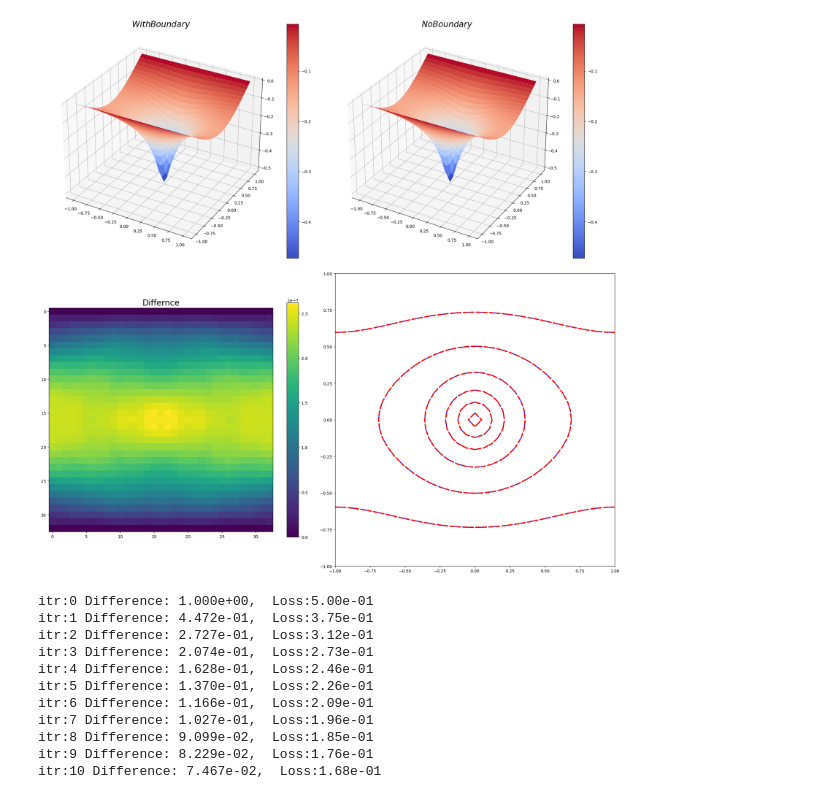
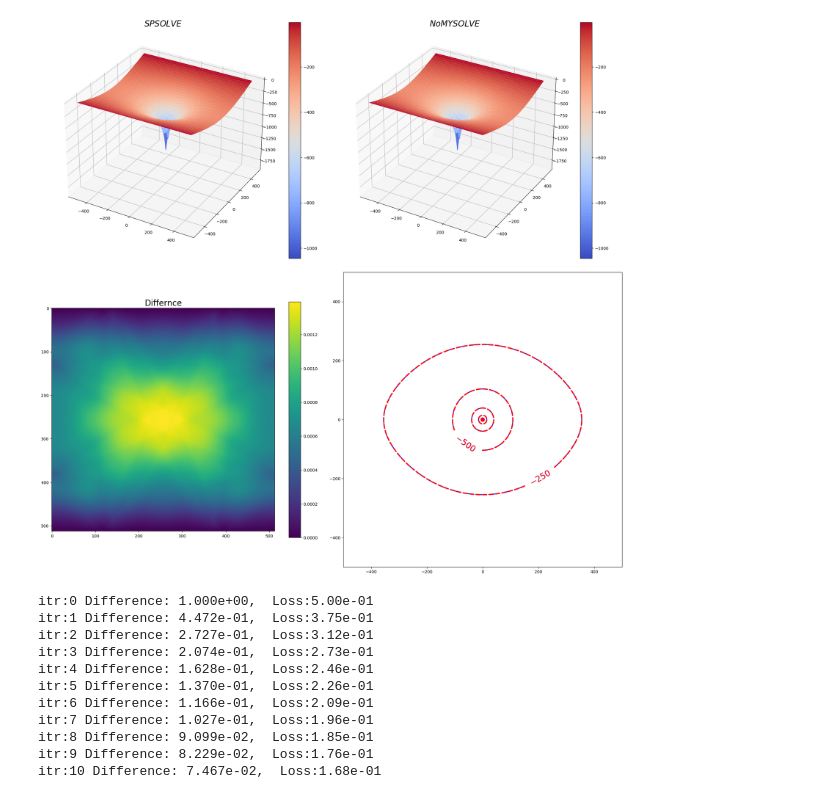
Before and after one commit to dljjqy/LA-Net, a Jupyter notebook: tradition.ipynb, the cells around one changed output. Saved outputs shown, nothing was run; the diff lists cells and outputs as text; code cells hidden in the pictures.

```diff
--- a/tradition.ipynb
+++ b/tradition.ipynb
@@ -128,26 +128,29 @@ def ssor(A, b, w=0.5, tol=1e-8, max_iterations=1000):
 def is_pos_def(x):
     return np.all(sparse.linalg.eigs(x)[0] > 0)
 # %%
-n = 121
-a = 1
+n = 513
+a = 500
 h = 2/(n-1)
-x = np.linspace(-1, 1, n)
-y = np.linspace(-1, 1, n)
+x = np.linspace(-a, a, n)
+y = np.linspace(-a, a, n)
 xx, yy = np.meshgrid(x, y)
-f = -normal(xx, yy, h)
+f = -10000 * normal(xx, yy, h)
 
-A = fd_A_with_bc(n).tocsr()
-# A = fd_A_neu(n).tocsr()
+# A = fd_A_with_bc(n).tocsr()
+A = fd_A_neu(n).tocsr()
 b = fd_b_bc(f, h)
 
+# A = fv_A_dirichlet(n).tocsr()
+# A = fv_A_neu(n).tocsr()
+# b = 10000*fv_b_point(n)
+
 w = spsolve(A, b).reshape(n, n)
-# u = jacobi_2nd(A, b, x0=u.flatten()).reshape(n, n)
+# u = jacobi_2nd(A, b, x0=np.zeros_like(b)).reshape(n, n)
 # u = sor(A, b, 0.9).reshape(n, n)
 # u = ssor(A, b, 0.5).reshape(n, n)
 # u = descent(A, b).reshape(n, n)
-# u = cg(A, b, np.zeros_like(b), max_iter=1000).reshape(n, n)
-# a = A.T@A
-# c = A.T@b
-u = my_cg(A, b, np.zeros_like(b), tol=1e-8, big_iter=5, small_iter=1500).reshape(n, n)
+u = cg(A, b, np.zeros_like(b), max_iter=2000).reshape(n, n)
+
+# u = my_cg(A, b, np.zeros_like(b), tol=1e-8, big_iter=150, small_iter=n//3).reshape(n, n)
 # u = cg(a, c, np.zeros_like(c)).reshape(n, n)
 # %% [output]
@@ -171,32 +174,35 @@ itr:1 Difference: 2.413e-09,  Loss:8.72e-08
 # %%
 fig = plt.figure()
 fig.set_figheight(20)
 fig.set_figwidth(20)
 # g = normal(f[0], f[1], h=0.08)
 ax1 = fig.add_subplot(2, 2, 1, projection='3d')
 ax2 = fig.add_subplot(2, 2, 2, projection='3d')
 ax3 = fig.add_subplot(2, 2, 3)
 ax4 = fig.add_subplot(2, 2, 4)
 
 
-ax1.set_title(f'$With Boundary$', fontsize=20)
+ax1.set_title(f'$SPSOLVE$', fontsize=20)
 surf_bc = ax1.plot_surface(xx, yy, w, cmap=cm.coolwarm,)
 plt.colorbar(surf_bc, shrink=0.8, ax=ax1)
 
-ax2.set_title(f'$No Boundary$', fontsize=20)
+ax2.set_title(f'$No MYSOLVE$', fontsize=20)
 surf = ax2.plot_surface(xx, yy, u, cmap=cm.coolwarm,)
 plt.colorbar(surf, shrink=0.8, ax=ax2)
 
 ax3.set_title(f'Differnce', fontsize=20)
 im = ax3.imshow(np.abs(w - u))
 plt.colorbar(im, shrink=0.8, ax=ax3)
 
 ct1 = ax4.contour(xx, yy, w, colors='b', linewidths=2)
 ct2 = ax4.contour(xx, yy, u, colors='r', linewidths=3)
-
+ax4.clabel(ct1, inline=True, fontsize=20)
+ax4.clabel(ct2, inline=True, fontsize=20)
+# h1, _ = ct1.legend_elements()
+# h2, _ = ct2.legend_elements()
 fig.tight_layout()
 # %% [output]
-[figure, old version]
+[figure, new version]
 # %%
 def fv_mesh(a, N):
     h = 2*a / N
```
Also changed, not shown: parts of 1 cell of this notebook, 5 other files.
